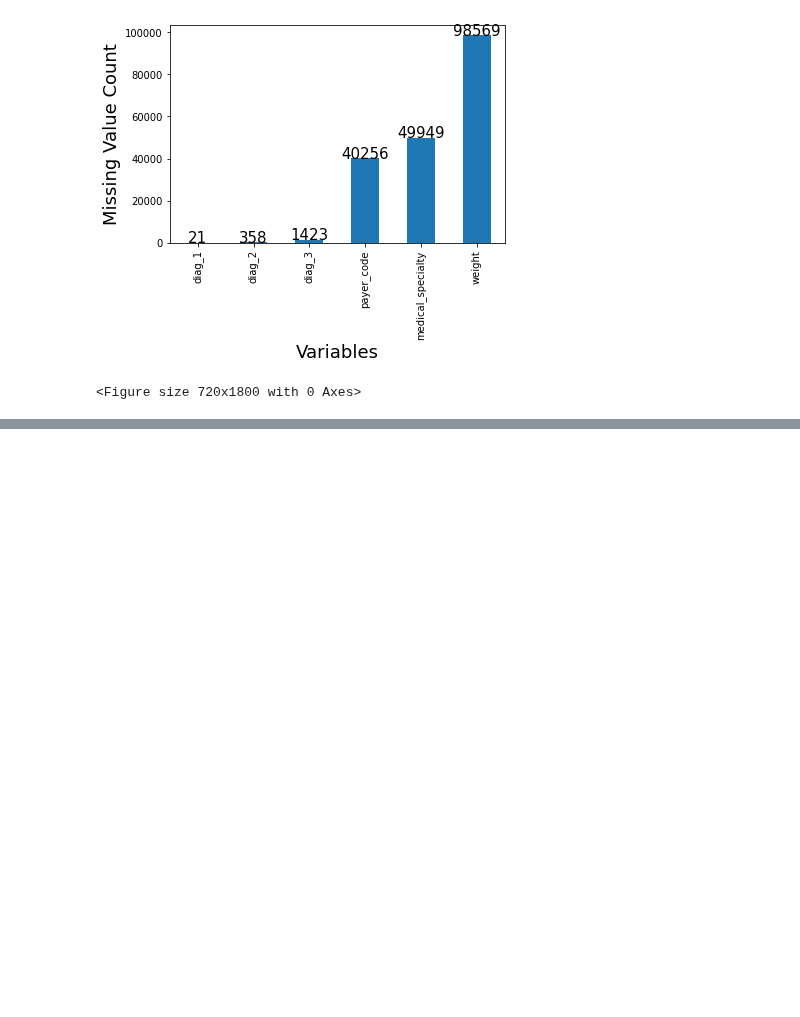
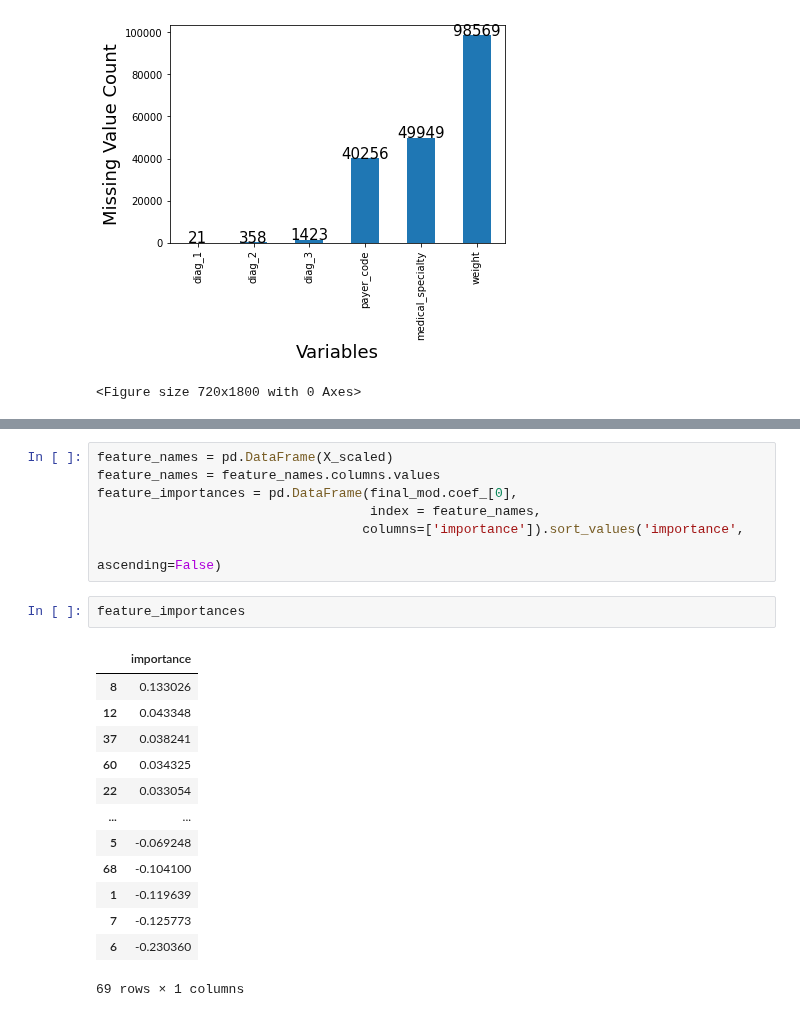
Before and after one commit to scottdyl/qtw, a Jupyter notebook: case study 2/Dylan/CaseStudy2_D.ipynb, the cells around one changed output, grey strips where cells are left out. Drawn from its saved outputs; the diff is of its cells as text; blank space fills up the shorter version.

```diff
--- a/case study 2/Dylan/CaseStudy2_D.ipynb
+++ b/case study 2/Dylan/CaseStudy2_D.ipynb
@@ -127,0 +323,23 @@ diabetes_df = diabetes_df['race'].fillna('Caucasian')
+# %%
+feature_names = pd.DataFrame(X_scaled)
+feature_names = feature_names.columns.values
+feature_importances = pd.DataFrame(final_mod.coef_[0],
+                                   index = feature_names,
+                                  columns=['importance']).sort_values('importance',
+                                                                        ascending=False)
+# %%
+feature_importances
+# %% [output]
+|  | importance |
+| 8 | 0.133026 |
+| 12 | 0.043348 |
+| 37 | 0.038241 |
+| 60 | 0.034325 |
+| 22 | 0.033054 |
+| ... | ... |
+| 5 | -0.069248 |
+| 68 | -0.104100 |
+| 1 | -0.119639 |
+| 7 | -0.125773 |
+| 6 | -0.230360 |
+69 rows × 1 columns
```
Also changed, not shown: parts of 18 cells of this notebook.
